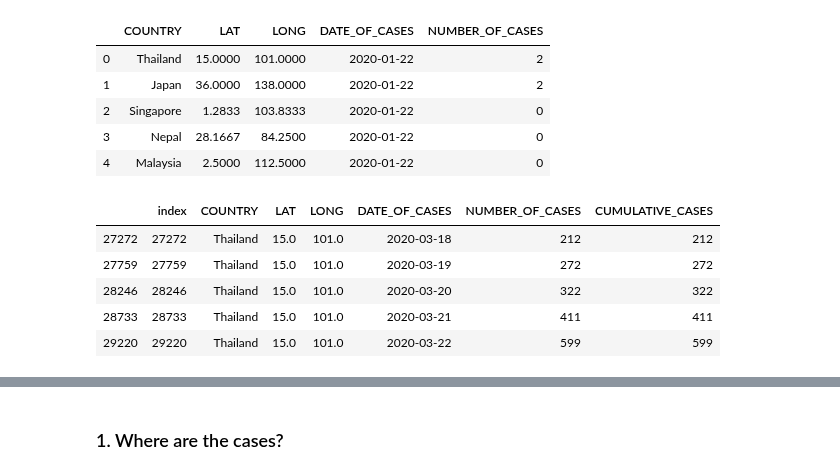
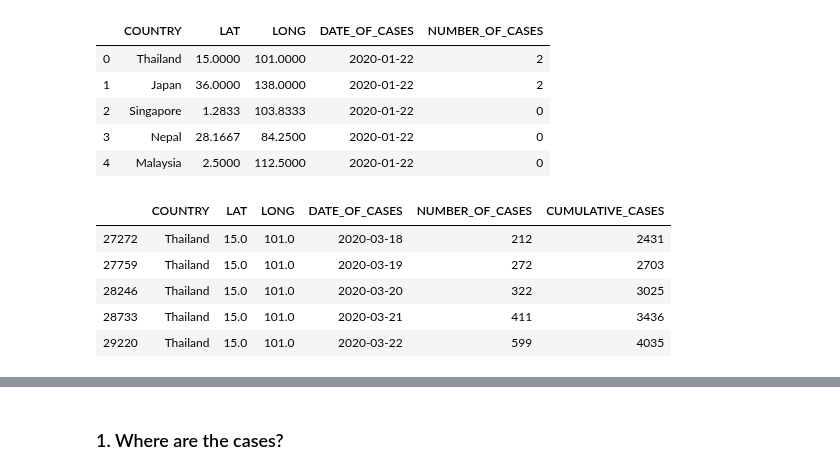
Before and after one commit to bilha-analytics/DataSaysWhat, a Jupyter notebook: ncov19/cases_over_time.ipynb, the cells around one changed output, grey strips where cells are left out. Cells and saved outputs as stored; diff of their text form; code cells hidden in the pictures.

```diff
--- a/ncov19/cases_over_time.ipynb
+++ b/ncov19/cases_over_time.ipynb
@@ -83,14 +83,17 @@ Most recent record was entered on 2020-03-22 00:00:00
 # %%
 ## cumsum by country
 df_cm = df
-df_cm['CUMULATIVE_CASES'] = df_cm.groupby(by=["COUNTRY", "DATE_OF_CASES"])['NUMBER_OF_CASES'].cumsum()
+df_cm['n'] = df_cm.groupby(by=["COUNTRY", "DATE_OF_CASES"])['NUMBER_OF_CASES'].cumsum()
+# df_cm['CUMULATIVE_CASES'] = df_cm.groupby(by=["COUNTRY", "DATE_OF_CASES"])['NUMBER_OF_CASES'].cumsum()
 df_cm = df_cm.reset_index()
-df_cm
+df_cm['CUMULATIVE_CASES'] = df_cm.groupby(by=["COUNTRY"])['NUMBER_OF_CASES'].cumsum()
+df_cm = df_cm.reset_index()
+df_cm.drop( ['level_0', 'index', 'n'], axis=1, inplace=True)
 df_cm[df_cm.COUNTRY=='Thailand'].tail()
 # %% [output]
-|  | index | COUNTRY | LAT | LONG | DATE_OF_CASES | NUMBER_OF_CASES | CUMULATIVE_CASES |
-| 27272 | 27272 | Thailand | 15.0 | 101.0 | 2020-03-18 | 212 | 212 |
-| 27759 | 27759 | Thailand | 15.0 | 101.0 | 2020-03-19 | 272 | 272 |
-| 28246 | 28246 | Thailand | 15.0 | 101.0 | 2020-03-20 | 322 | 322 |
-| 28733 | 28733 | Thailand | 15.0 | 101.0 | 2020-03-21 | 411 | 411 |
-| 29220 | 29220 | Thailand | 15.0 | 101.0 | 2020-03-22 | 599 | 599 |
+|  | COUNTRY | LAT | LONG | DATE_OF_CASES | NUMBER_OF_CASES | CUMULATIVE_CASES |
+| 27272 | Thailand | 15.0 | 101.0 | 2020-03-18 | 212 | 2431 |
+| 27759 | Thailand | 15.0 | 101.0 | 2020-03-19 | 272 | 2703 |
+| 28246 | Thailand | 15.0 | 101.0 | 2020-03-20 | 322 | 3025 |
+| 28733 | Thailand | 15.0 | 101.0 | 2020-03-21 | 411 | 3436 |
+| 29220 | Thailand | 15.0 | 101.0 | 2020-03-22 | 599 | 4035 |
```
Also changed, not shown: parts of 2 cells of this notebook, 1 other file.
